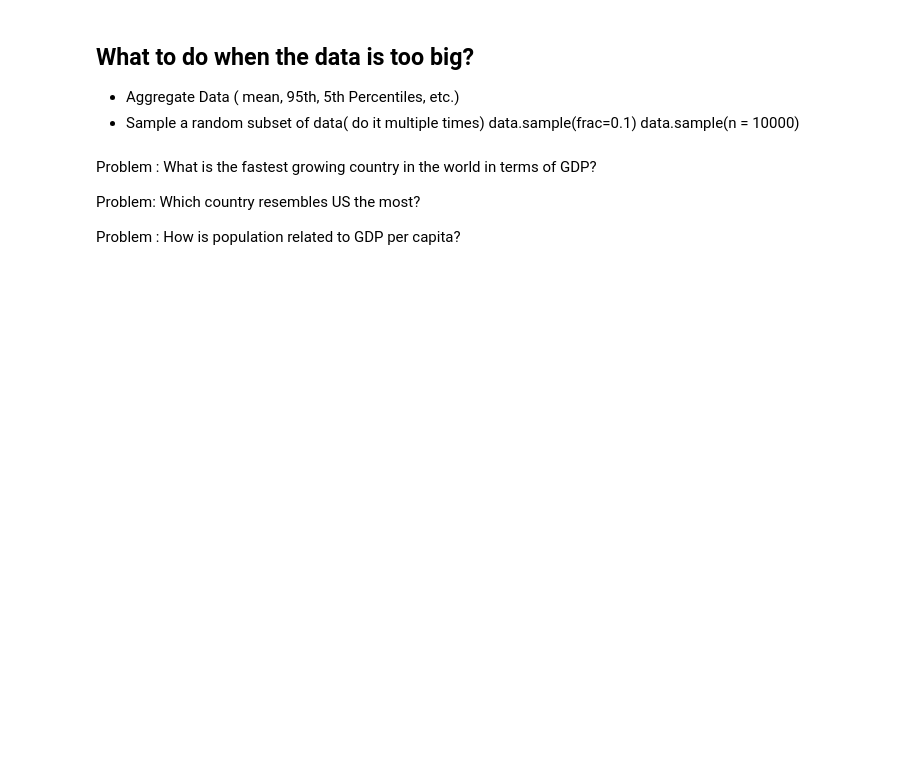
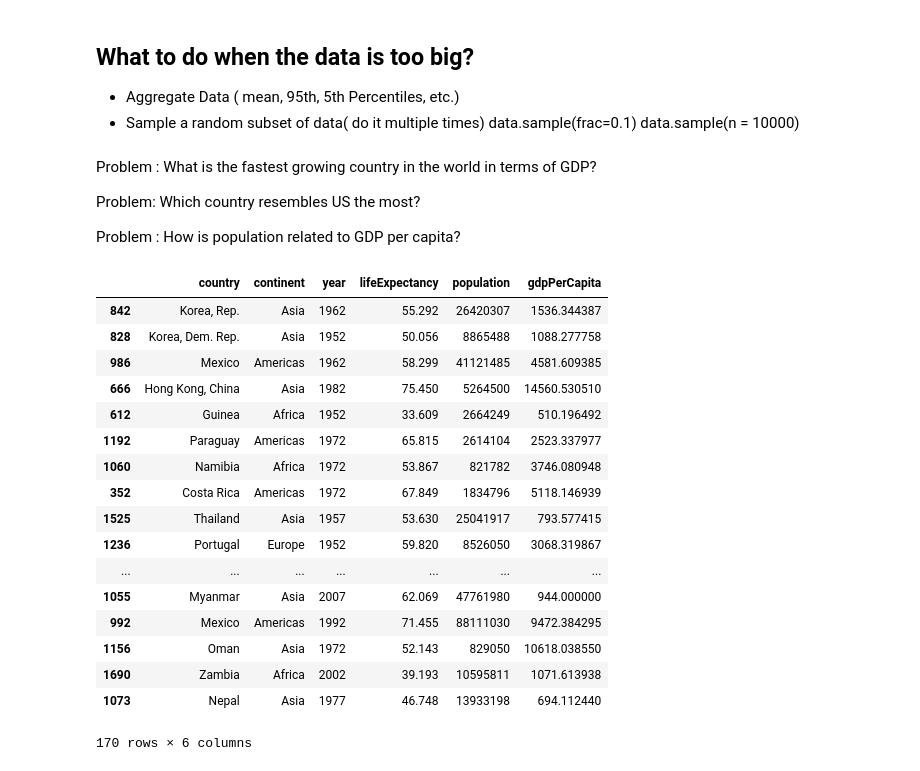
Before and after one commit to dipbanik/MyTectraJuly, a Jupyter notebook: visualization/Bar Graph.ipynb, the cells around one changed output. Saved outputs shown, nothing was run; the diff lists cells and outputs as text; code cells hidden in the pictures; blank space fills up the shorter version.

```diff
--- a/visualization/Bar Graph.ipynb
+++ b/visualization/Bar Graph.ipynb
@@ -90,3 +95,24 @@ Problem : What is the fastest growing country in the world in terms of GDP?
 Problem: Which country resembles US the most?
 
 Problem : How is population related to GDP per capita?
+# %%
+data.sample(frac=0.1)
+# %% [output]
+|  | country | continent | year | lifeExpectancy | population | gdpPerCapita |
+| 842 | Korea, Rep. | Asia | 1962 | 55.292 | 26420307 | 1536.344387 |
+| 828 | Korea, Dem. Rep. | Asia | 1952 | 50.056 | 8865488 | 1088.277758 |
+| 986 | Mexico | Americas | 1962 | 58.299 | 41121485 | 4581.609385 |
+| 666 | Hong Kong, China | Asia | 1982 | 75.450 | 5264500 | 14560.530510 |
+| 612 | Guinea | Africa | 1952 | 33.609 | 2664249 | 510.196492 |
+| 1192 | Paraguay | Americas | 1972 | 65.815 | 2614104 | 2523.337977 |
+| 1060 | Namibia | Africa | 1972 | 53.867 | 821782 | 3746.080948 |
+| 352 | Costa Rica | Americas | 1972 | 67.849 | 1834796 | 5118.146939 |
+| 1525 | Thailand | Asia | 1957 | 53.630 | 25041917 | 793.577415 |
+| 1236 | Portugal | Europe | 1952 | 59.820 | 8526050 | 3068.319867 |
+| ... | ... | ... | ... | ... | ... | ... |
+| 1055 | Myanmar | Asia | 2007 | 62.069 | 47761980 | 944.000000 |
+| 992 | Mexico | Americas | 1992 | 71.455 | 88111030 | 9472.384295 |
+| 1156 | Oman | Asia | 1972 | 52.143 | 829050 | 10618.038550 |
+| 1690 | Zambia | Africa | 2002 | 39.193 | 10595811 | 1071.613938 |
+| 1073 | Nepal | Asia | 1977 | 46.748 | 13933198 | 694.112440 |
+170 rows × 6 columns
```
Also changed, not shown: parts of 4 cells of this notebook.
